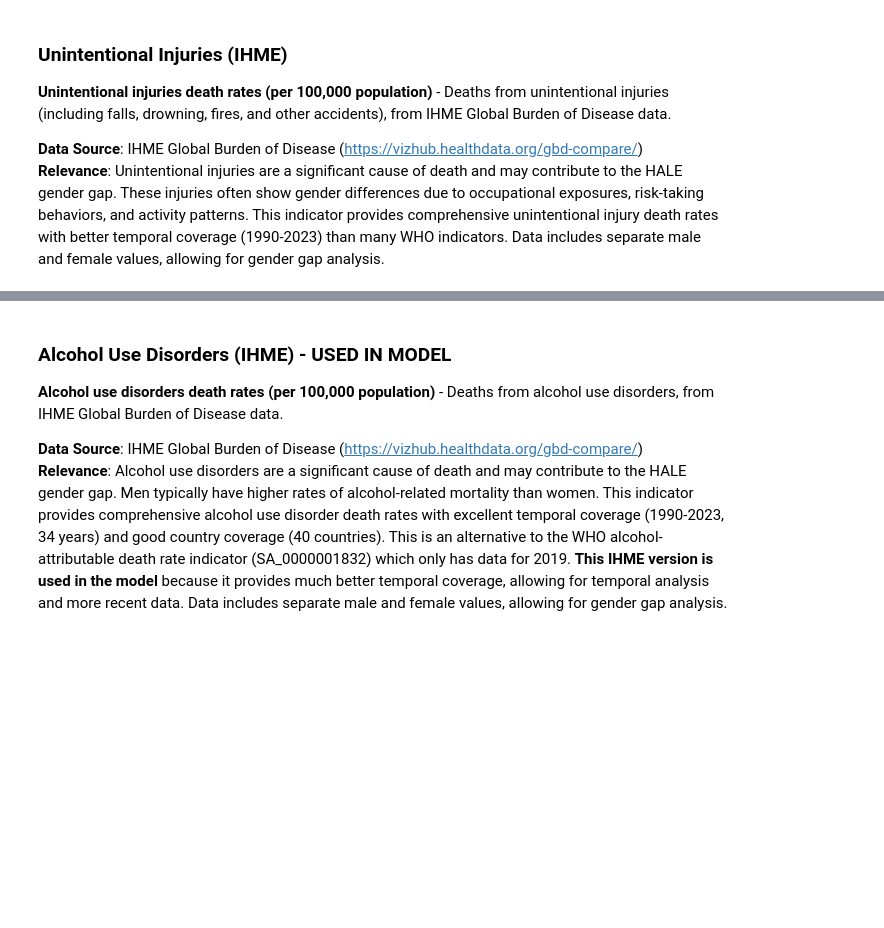
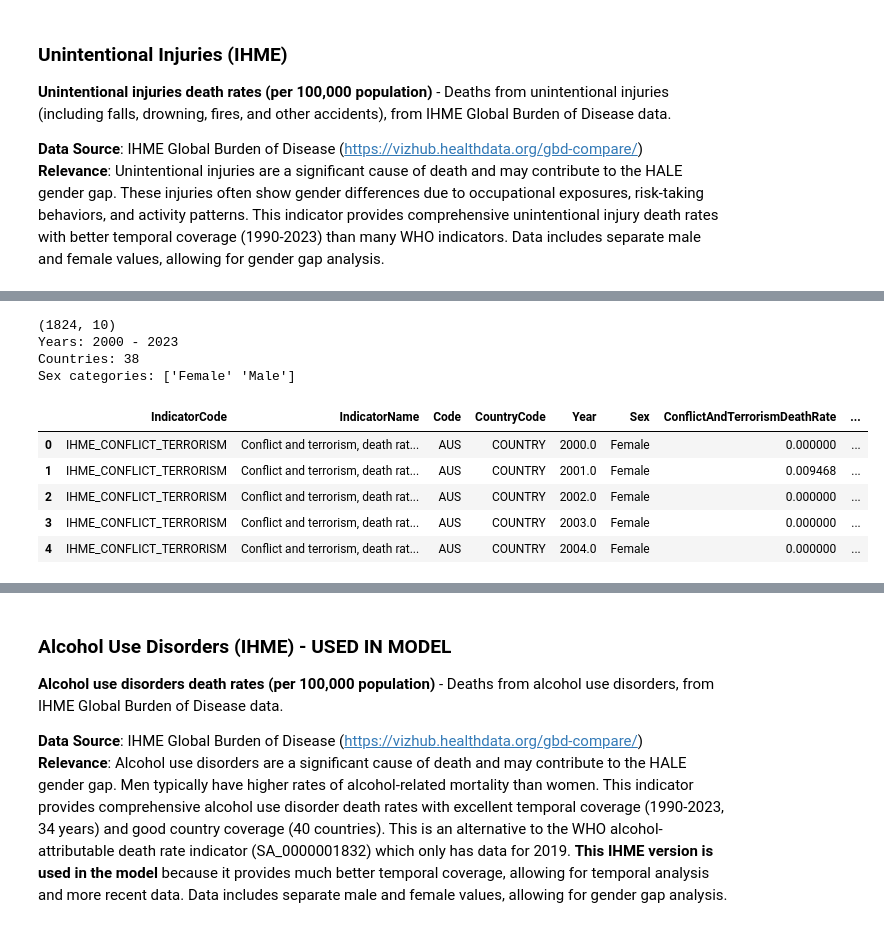
Before and after one commit to AllenDowney/LifeExpectancy, a Jupyter notebook: notebooks/process.ipynb, the cells around one changed output, grey strips where cells are left out. Cells and saved outputs as stored; diff of their text form; code cells hidden in the pictures; blank space fills up the shorter version.

```diff
--- a/notebooks/process.ipynb
+++ b/notebooks/process.ipynb
@@ -757,0 +1071,23 @@ plt.savefig('../jb/figs/unintentional_injuries_distributions.png', dpi=300, bbox
+# %%
+filename_male = '../data/ihme_conflict_and_terrorism_deaths_male.csv'
+filename_female = '../data/ihme_conflict_and_terrorism_deaths_female.csv'
+conflict_terrorism_ihme, years = load_ihme_indicator(
+    filename_male, filename_female,
+    value_col_name='ConflictAndTerrorismDeathRate',
+    indicator_code='IHME_CONFLICT_TERRORISM',
+    indicator_name='Conflict and terrorism, death rate per 100,000'
+)
+# %% [output]
+(1824, 10)
+Years: 2000 - 2023
+Countries: 38
+Sex categories: ['Female' 'Male']
+# %%
+conflict_terrorism_ihme.head()
+# %% [output]
+|  | IndicatorCode | IndicatorName | Code | CountryCode | Year | Sex | ConflictAndTerrorismDeathRate | ... |
+| 0 | IHME_CONFLICT_TERRORISM | Conflict and terrorism, death rat... | AUS | COUNTRY | 2000.0 | Female | 0.000000 | ... |
+| 1 | IHME_CONFLICT_TERRORISM | Conflict and terrorism, death rat... | AUS | COUNTRY | 2001.0 | Female | 0.009468 | ... |
+| 2 | IHME_CONFLICT_TERRORISM | Conflict and terrorism, death rat... | AUS | COUNTRY | 2002.0 | Female | 0.000000 | ... |
+| 3 | IHME_CONFLICT_TERRORISM | Conflict and terrorism, death rat... | AUS | COUNTRY | 2003.0 | Female | 0.000000 | ... |
+| 4 | IHME_CONFLICT_TERRORISM | Conflict and terrorism, death rat... | AUS | COUNTRY | 2004.0 | Female | 0.000000 | ... |
```
Also changed, not shown: parts of 133 cells of this notebook, 3 other files.
